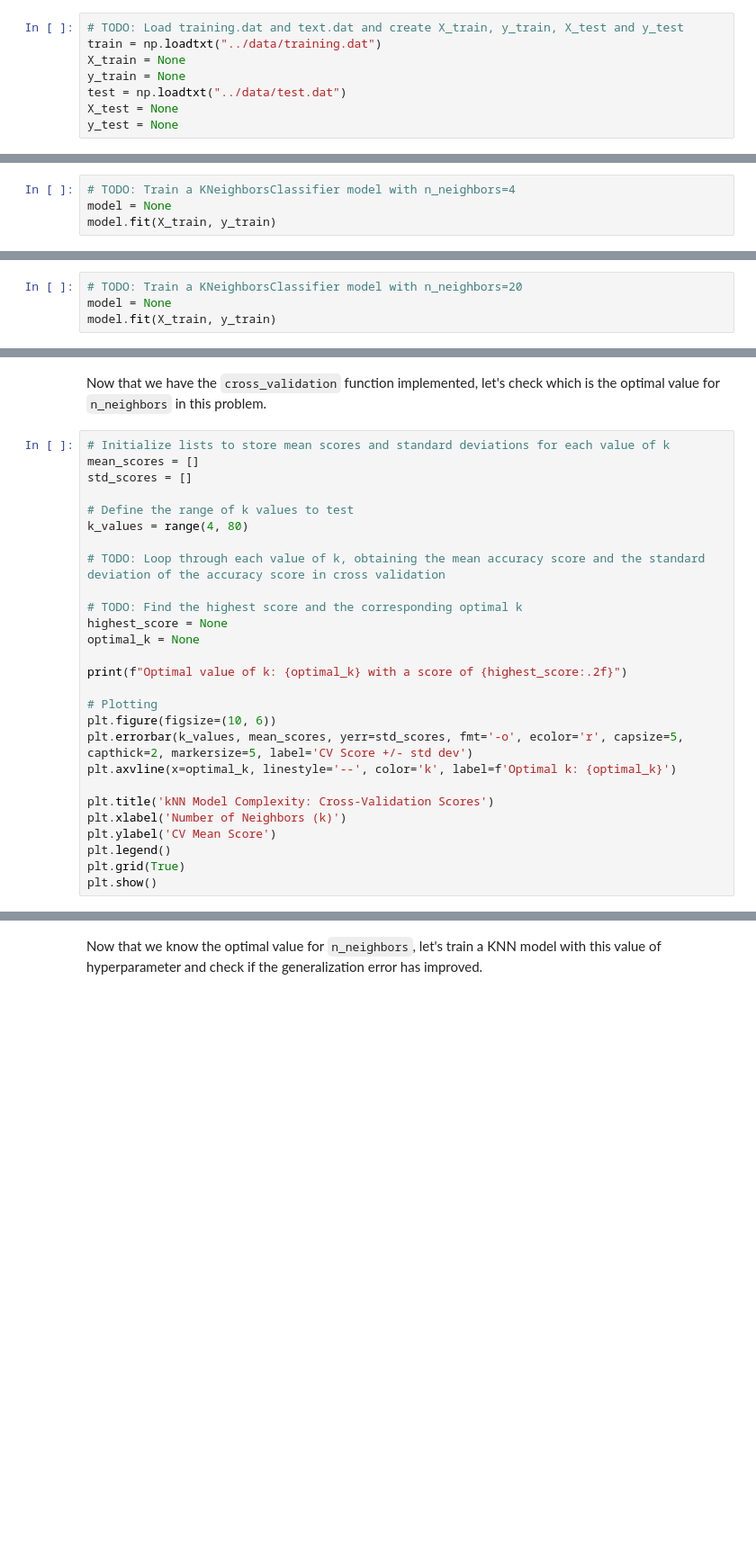
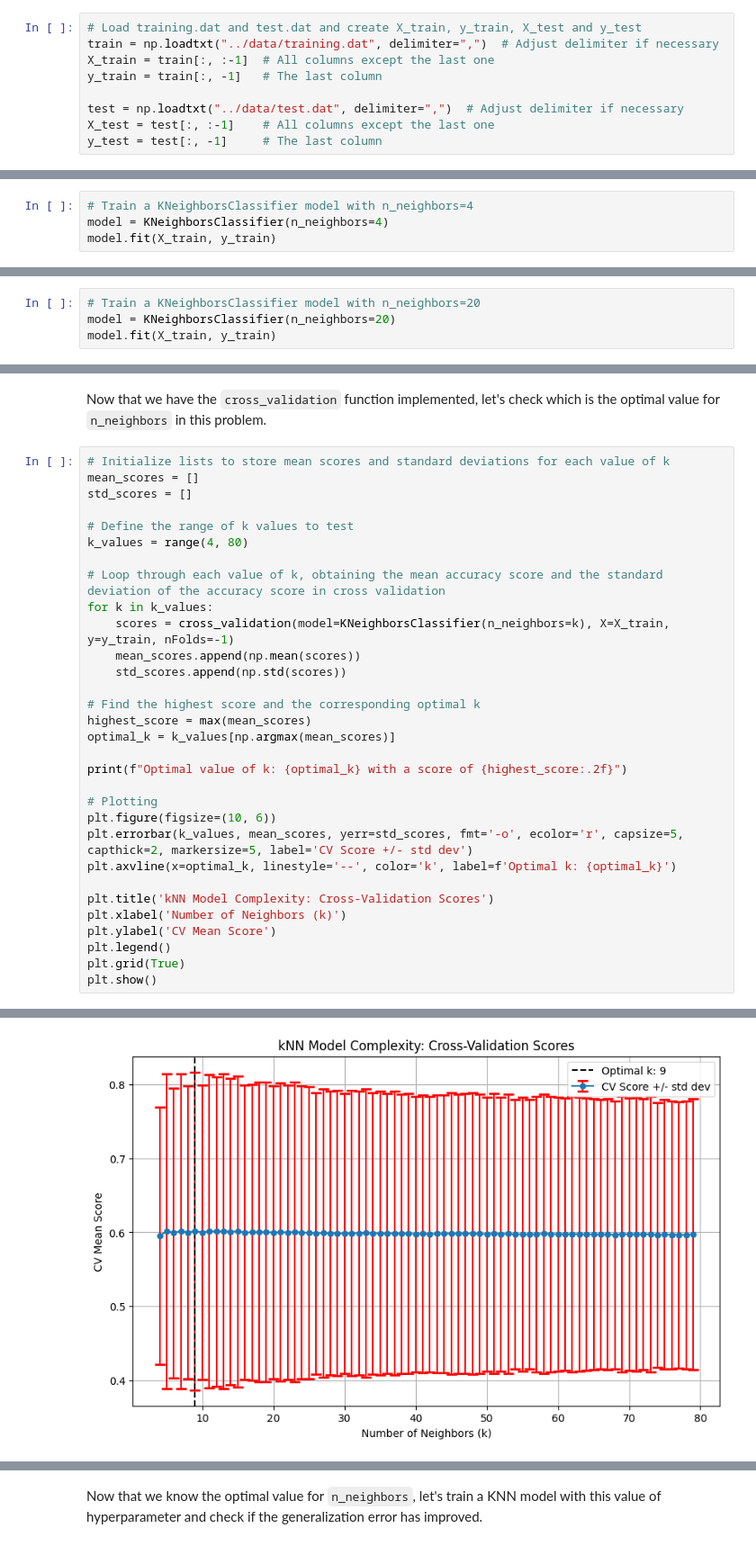
Before and after one commit to ICAI-IMAT-ML/p2-6-gonzalo334, a Jupyter notebook: notebook/Lab2_6_CV.ipynb, the cells around one changed output, grey strips where cells are left out. Shown at 90% size. Drawn from its saved outputs; the diff is of its cells as text; blank space fills up the shorter version.

```diff
--- a/notebook/Lab2_6_CV.ipynb
+++ b/notebook/Lab2_6_CV.ipynb
@@ -29,10 +29,11 @@ In the following cell import the training (`training.dat`) and test (`test.dat`)
 
 You will need to create the `X_train`, `y_train`, `X_test` and `y_test` variables. Take into account that each dataset have 10 variables, where the last one is the output variable.
 # %%
-# TODO: Load training.dat and text.dat and create X_train, y_train, X_test and y_test
-train = np.loadtxt("../data/training.dat")
-X_train = None
-y_train = None
-test = np.loadtxt("../data/test.dat")
-X_test = None
-y_test = None
+# Load training.dat and test.dat and create X_train, y_train, X_test and y_test
+train = np.loadtxt("../data/training.dat", delimiter=",")  # Adjust delimiter if necessary
+X_train = train[:, :-1]  # All columns except the last one
+y_train = train[:, -1]   # The last column
+
+test = np.loadtxt("../data/test.dat", delimiter=",")  # Adjust delimiter if necessary
+X_test = test[:, :-1]    # All columns except the last one
+y_test = test[:, -1]     # The last column
@@ -45,6 +44,6 @@ With this data you are going to train the optimal `KNeighborsClassifier` model.
 
 As you have no idea of what the optimal value of `n_neighbors` is, trust your professors and use `n_neighbors = 4` to train your model.
 # %%
-# TODO: Train a KNeighborsClassifier model with n_neighbors=4
-model = None
+# Train a KNeighborsClassifier model with n_neighbors=4
+model = KNeighborsClassifier(n_neighbors=4)
 model.fit(X_train, y_train)
@@ -62,6 +66,6 @@ print(f'Accuracy, train = {acc_train} test = {acc_test}')
 ### Damage control
 It seems that `n_neighbors = 4` overfits for this dataset. Let's try to correct this and use `n_neighbors = 20`
 # %%
-# TODO: Train a KNeighborsClassifier model with n_neighbors=20
-model = None
+# Train a KNeighborsClassifier model with n_neighbors=20
+model = KNeighborsClassifier(n_neighbors=20)
 model.fit(X_train, y_train)
@@ -104,11 +112,15 @@ std_scores = []
 # Define the range of k values to test
 k_values = range(4, 80)
 
-# TODO: Loop through each value of k, obtaining the mean accuracy score and the standard deviation of the accuracy score in cross validation
+# Loop through each value of k, obtaining the mean accuracy score and the standard deviation of the accuracy score in cross validation
+for k in k_values:
+    scores = cross_validation(model=KNeighborsClassifier(n_neighbors=k), X=X_train, y=y_train, nFolds=-1)
+    mean_scores.append(np.mean(scores))
+    std_scores.append(np.std(scores))
 
-# TODO: Find the highest score and the corresponding optimal k
-highest_score = None
-optimal_k = None
+# Find the highest score and the corresponding optimal k
+highest_score = max(mean_scores)
+optimal_k = k_values[np.argmax(mean_scores)]
 
 print(f"Optimal value of k: {optimal_k} with a score of {highest_score:.2f}")
 
@@ -123,3 +135,4 @@ plt.ylabel('CV Mean Score')
 plt.legend()
 plt.grid(True)
 plt.show()
+# %% [output]
@@ -125,0 +140 @@ plt.show()
+[figure, added]
```
Also changed, not shown: parts of 14 cells of this notebook.
